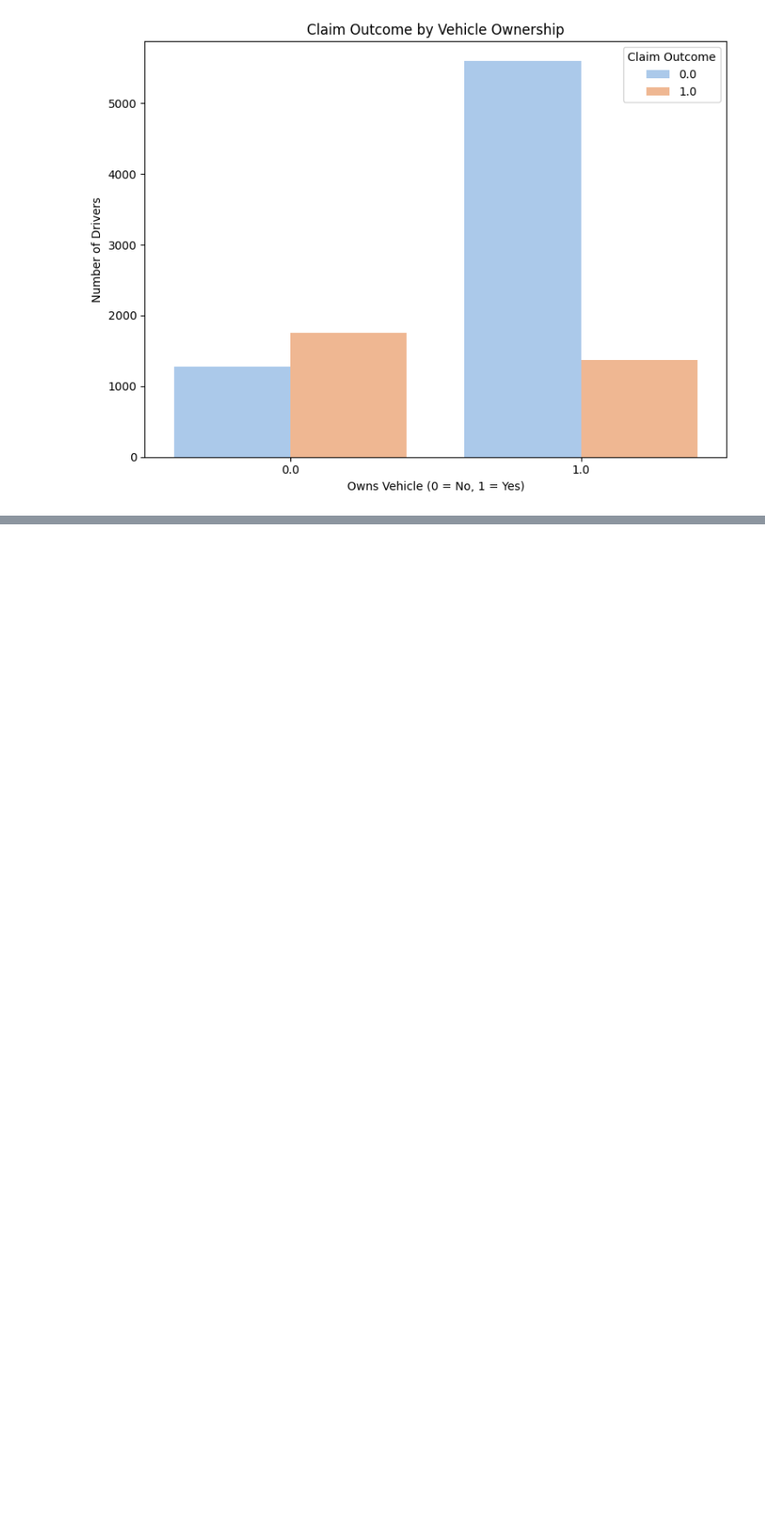
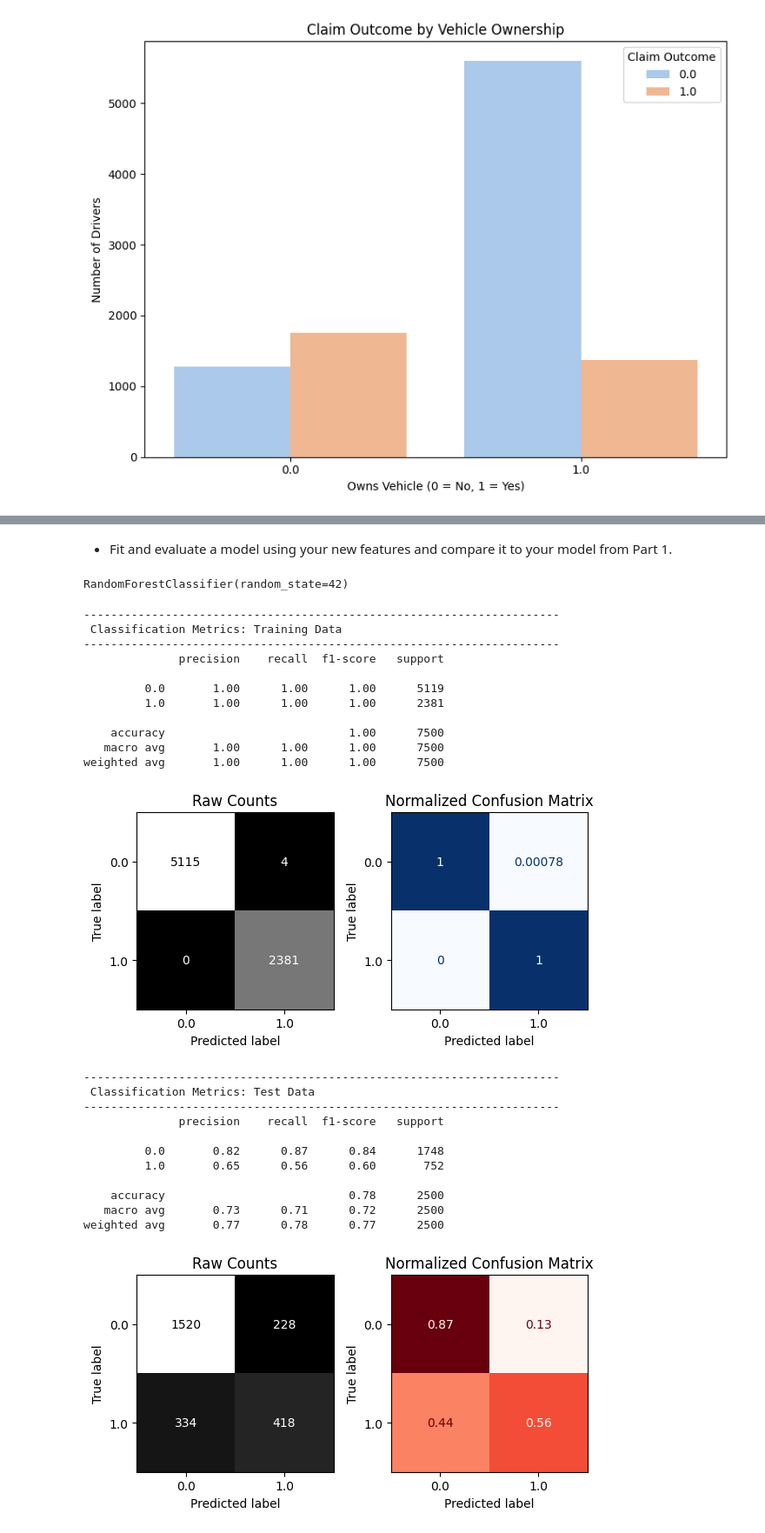
Before and after one commit to feras-nahhal/insurance-claims-analysis, a Jupyter notebook: insurance_risk_analysis.ipynb, the cells around one changed output, grey strips where cells are left out. Shown at 87% size. Drawn from its saved outputs; the diff is of its cells as text; code cells hidden in the pictures; blank space fills up the shorter version.

```diff
--- a/insurance_risk_analysis.ipynb
+++ b/insurance_risk_analysis.ipynb
@@ -475,0 +543,35 @@ plt.show()
+# %% [markdown]
+- Fit and evaluate a model using your new features and compare it to your model from Part 1.
+# %%
+# Instantiate default random forest model
+rf = RandomForestClassifier(random_state=42)
+rf.fit(X_train_pca3, y_train)
+# %% [output]
+RandomForestClassifier(random_state=42)
+# %%
+evaluate_classification(rf, X_train_pca3, y_train, X_test_pca3, y_test)
+# %% [output]
+----------------------------------------------------------------------
+ Classification Metrics: Training Data
+----------------------------------------------------------------------
+              precision    recall  f1-score   support
+
+         0.0       1.00      1.00      1.00      5119
+         1.0       1.00      1.00      1.00      2381
+
+    accuracy                           1.00      7500
+   macro avg       1.00      1.00      1.00      7500
+weighted avg       1.00      1.00      1.00      7500
+[figure, added]
+----------------------------------------------------------------------
+ Classification Metrics: Test Data
+----------------------------------------------------------------------
+              precision    recall  f1-score   support
+
+         0.0       0.82      0.87      0.84      1748
+         1.0       0.65      0.56      0.60       752
+
+    accuracy                           0.78      2500
+   macro avg       0.73      0.71      0.72      2500
+weighted avg       0.77      0.78      0.77      2500
+[figure, added]
```
Also changed, not shown: parts of 16 cells of this notebook.
